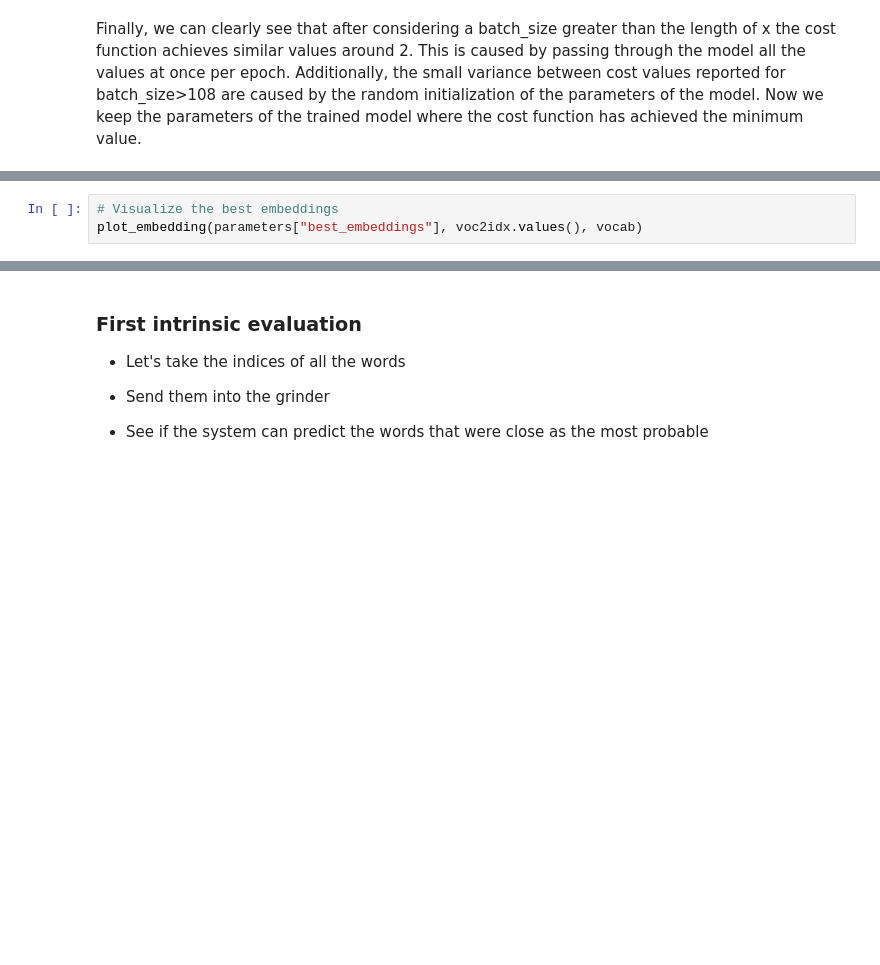
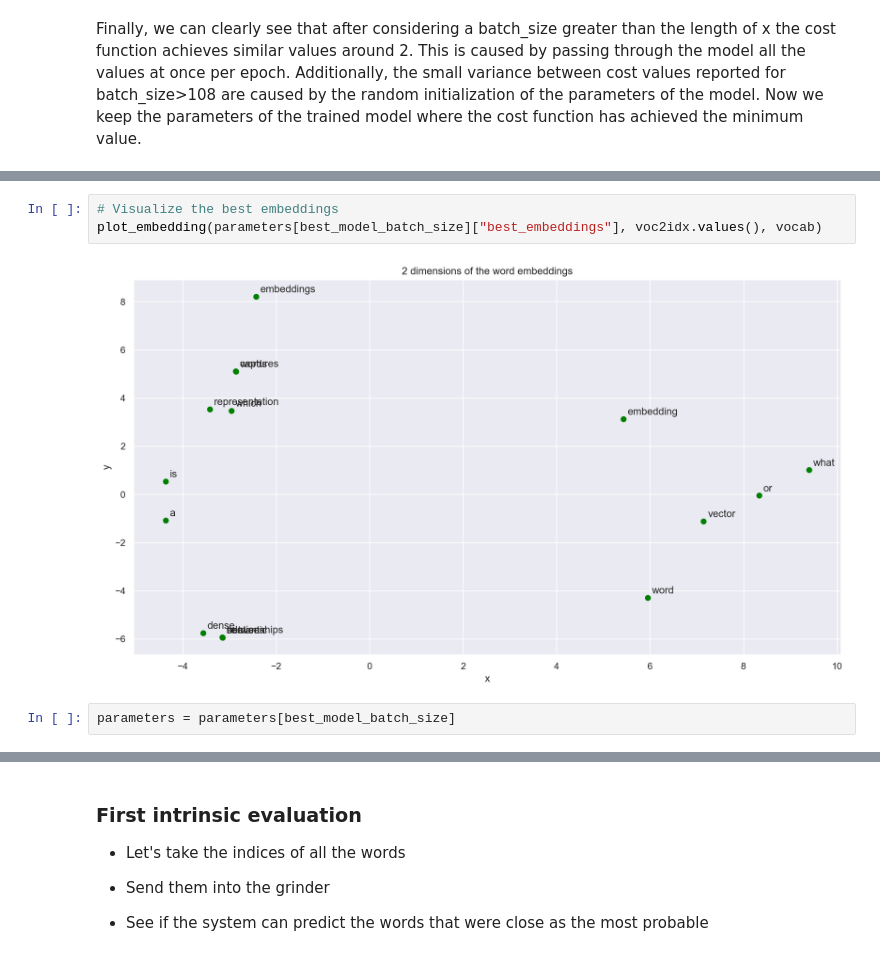
Before and after one commit to jlopetegui98/HandsOn-NLP, a Jupyter notebook: TP4/HoNLP-week4.ipynb, the cells around one changed output, grey strips where cells are left out. Cells and saved outputs as stored; diff of their text form; blank space fills up the shorter version.

```diff
--- a/TP4/HoNLP-week4.ipynb
+++ b/TP4/HoNLP-week4.ipynb
@@ -676,3 +701,7 @@ parameters = parameters[best_model_batch_size]
 # %%
 # Visualize the best embeddings
-plot_embedding(parameters["best_embeddings"], voc2idx.values(), vocab)
+plot_embedding(parameters[best_model_batch_size]["best_embeddings"], voc2idx.values(), vocab)
+# %% [output]
+[figure, added]
+# %%
+parameters = parameters[best_model_batch_size]
```
Also changed, not shown: parts of 21 cells of this notebook.
